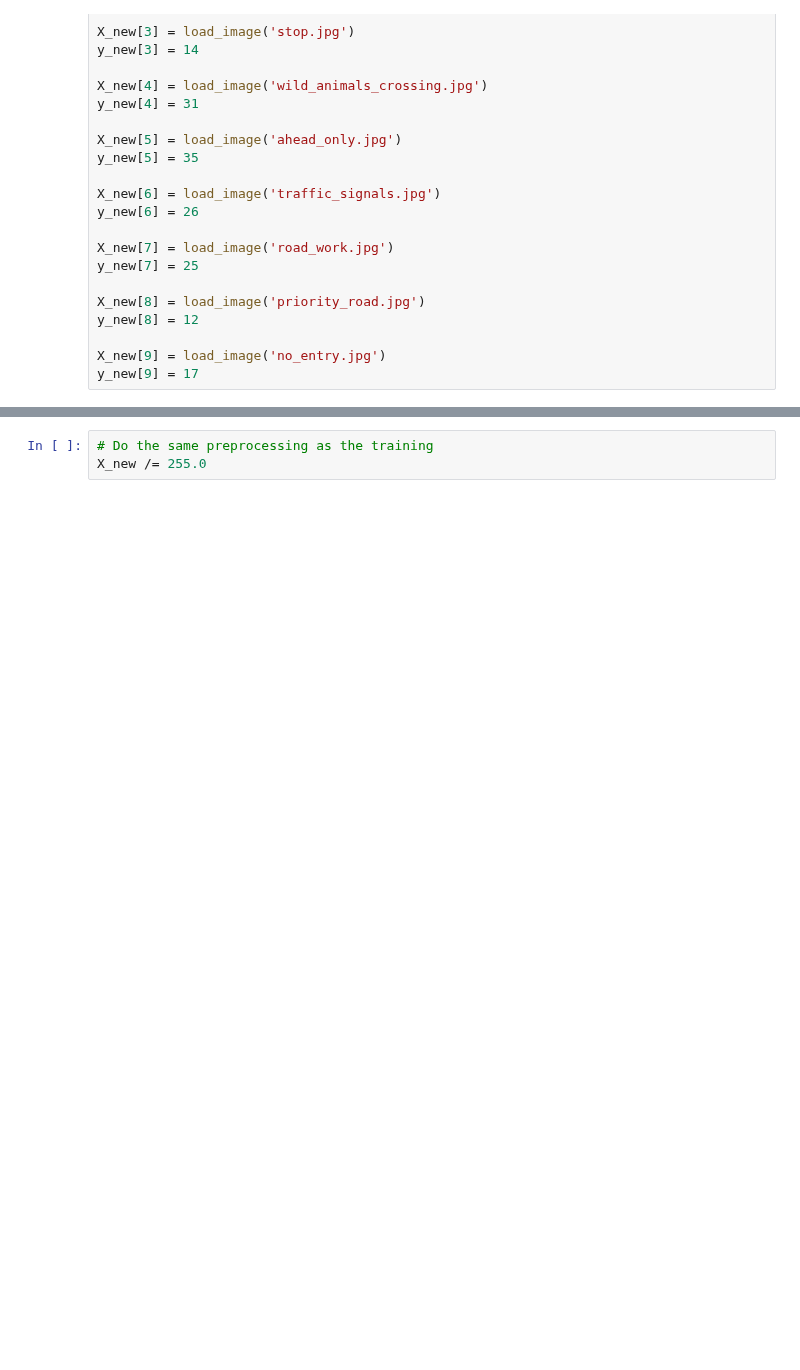
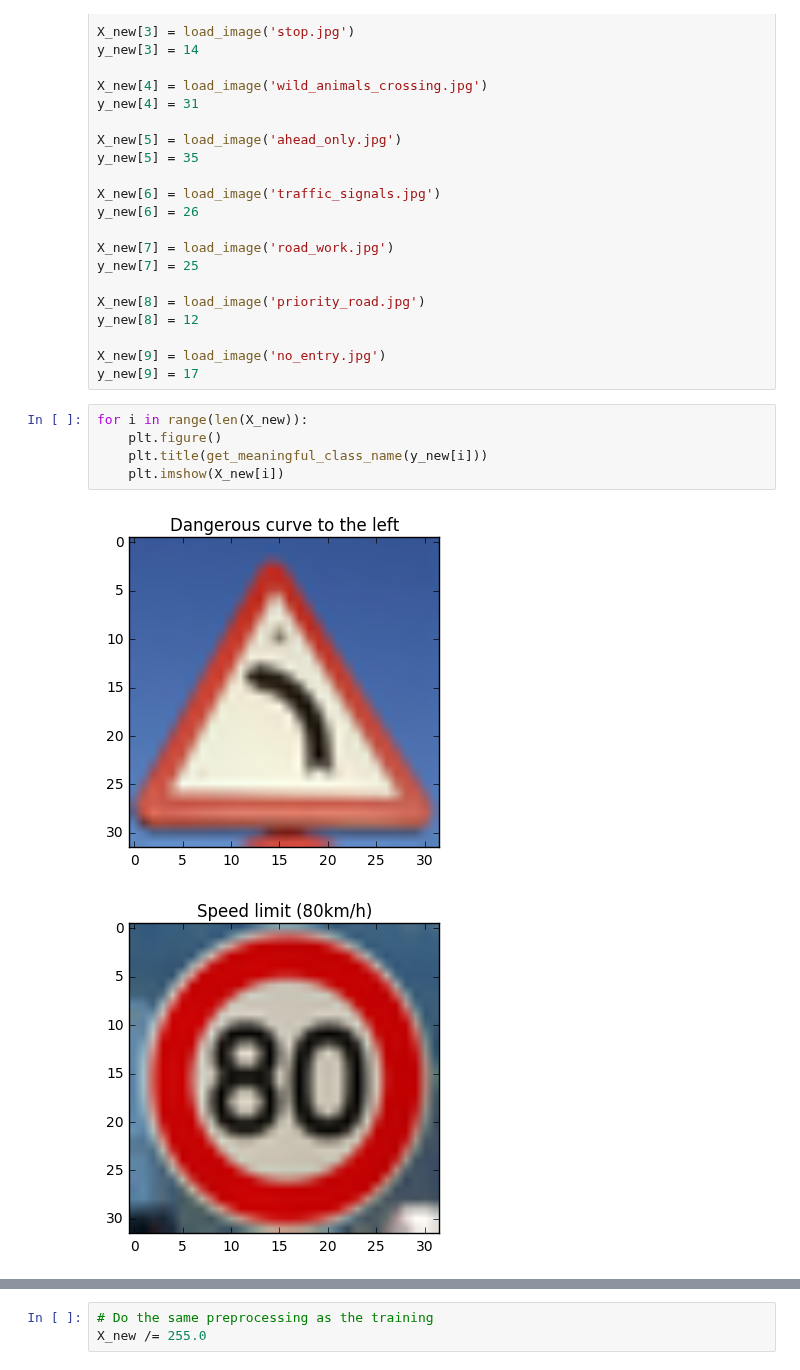
Before and after one commit to hristo-vrigazov/traffic-signs, a Jupyter notebook: Traffic_Sign_Classifier.ipynb, the cells around one changed output, grey strips where cells are left out. Saved outputs shown, nothing was run; the diff lists cells and outputs as text; blank space fills up the shorter version.

Commit message:
Added images from the internet

```diff
--- a/Traffic_Sign_Classifier.ipynb
+++ b/Traffic_Sign_Classifier.ipynb
@@ -617,3 +617,11 @@ y_new[8] = 12
 
 X_new[9] = load_image('no_entry.jpg')
 y_new[9] = 17
+# %%
+for i in range(len(X_new)):
+    plt.figure()
+    plt.title(get_meaningful_class_name(y_new[i]))
+    plt.imshow(X_new[i])
+# %% [output]
+[figure, added]
+[figure, added]
```
Also changed, not shown: parts of 6 cells of this notebook.
